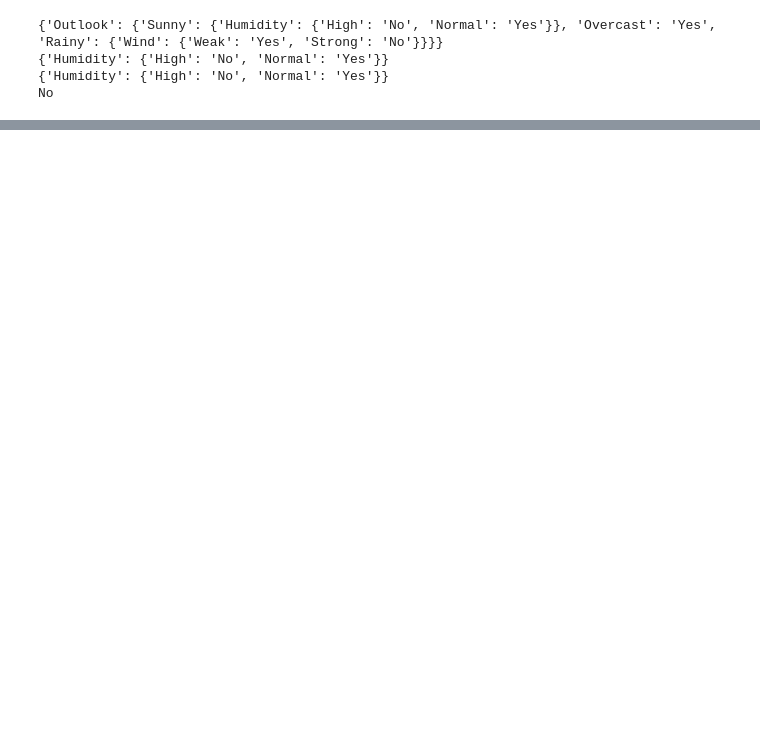
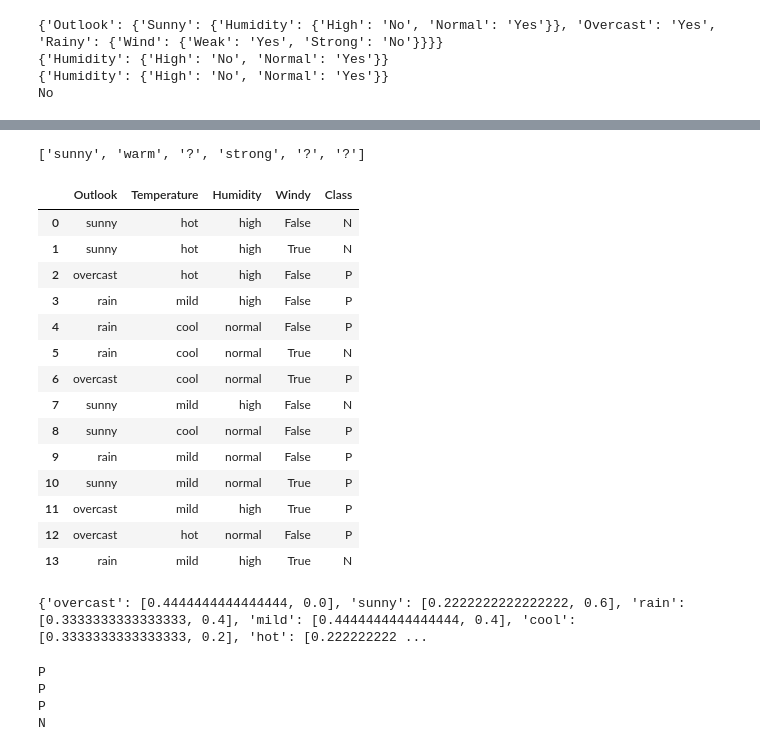
Before and after one commit to udaykiran1729/Programming, a Jupyter notebook: Py_prog/temp.ipynb, the cells around one changed output, grey strips where cells are left out. Saved outputs shown, nothing was run; the diff lists cells and outputs as text; code cells hidden in the pictures; blank space fills up the shorter version.

```diff
--- a/Py_prog/temp.ipynb
+++ b/Py_prog/temp.ipynb
@@ -561,0 +719,63 @@ KeyError: 'X'
+# %%
+# df.drop(columns='Example',inplace=True)
+l=list(df[df['EnjoySport']=='yes'].iloc[0])
+
+for i in df.iterrows():
+    l1=list(i[1])
+    if l1[-1]=='yes':
+        for i in range(len(l)):
+            if l[i]!=l1[i]:
+                l[i]='?'
+print(l[:-1])
+# %% [output]
+['sunny', 'warm', '?', 'strong', '?', '?']
+# %%
+df=pd.read_csv('C:\\Users\\Admin\\Downloads\\bayesian.csv')
+df=pd.DataFrame(df)
+df
+# %% [output]
+|  | Outlook | Temperature | Humidity | Windy | Class |
+| 0 | sunny | hot | high | False | N |
+| 1 | sunny | hot | high | True | N |
+| 2 | overcast | hot | high | False | P |
+| 3 | rain | mild | high | False | P |
+| 4 | rain | cool | normal | False | P |
+| 5 | rain | cool | normal | True | N |
+| 6 | overcast | cool | normal | True | P |
+| 7 | sunny | mild | high | False | N |
+| 8 | sunny | cool | normal | False | P |
+| 9 | rain | mild | normal | False | P |
+| 10 | sunny | mild | normal | True | P |
+| 11 | overcast | mild | high | True | P |
+| 12 | overcast | hot | normal | False | P |
+| 13 | rain | mild | high | True | N |
+# %%
+d={}
+P=len(df[df['Class']=='P'])
+N=len(df[df['Class']=='N'])
+for i in df.columns:
+    s=set(df[i])
+    for j in s:
+        n1=len(df[(df[i]==j) & (df['Class']=='P')]['Class'])/P
+        n2=len(df[(df[i]==j) & (df['Class']=='N')]['Class'])/N
+        d[j]=[n1,n2]
+print(d)
+# %% [output]
+{'overcast': [0.4444444444444444, 0.0], 'sunny': [0.2222222222222222, 0.6], 'rain': [0.3333333333333333, 0.4], 'mild': [0.4444444444444444, 0.4], 'cool': [0.3333333333333333, 0.2], 'hot': [0.222222222 ...
+# %%
+for i in df[10:].iterrows():
+    l=list(i[1][:-1])
+    prob_y=P/len(df)
+    prob_n=N/len(df)
+    for j in l:
+        prob_y*=d[j][0]
+        prob_n*=d[j][1]
+    if (prob_y>=prob_n):
+        print('P')
+    else:
+        print('N')
+# %% [output]
+P
+P
+P
+N
```
Also changed, not shown: parts of 10 cells of this notebook, 3 other files.
